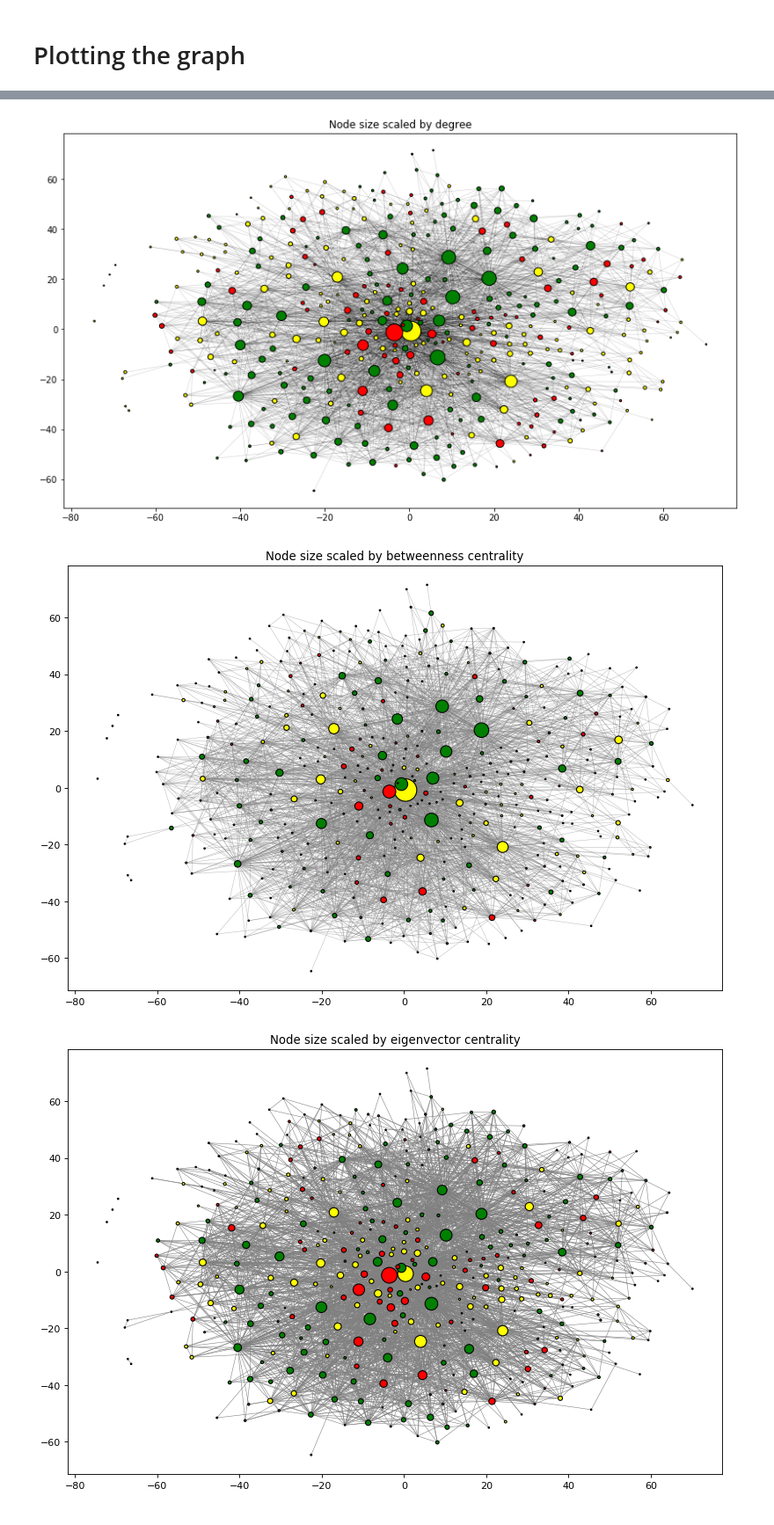
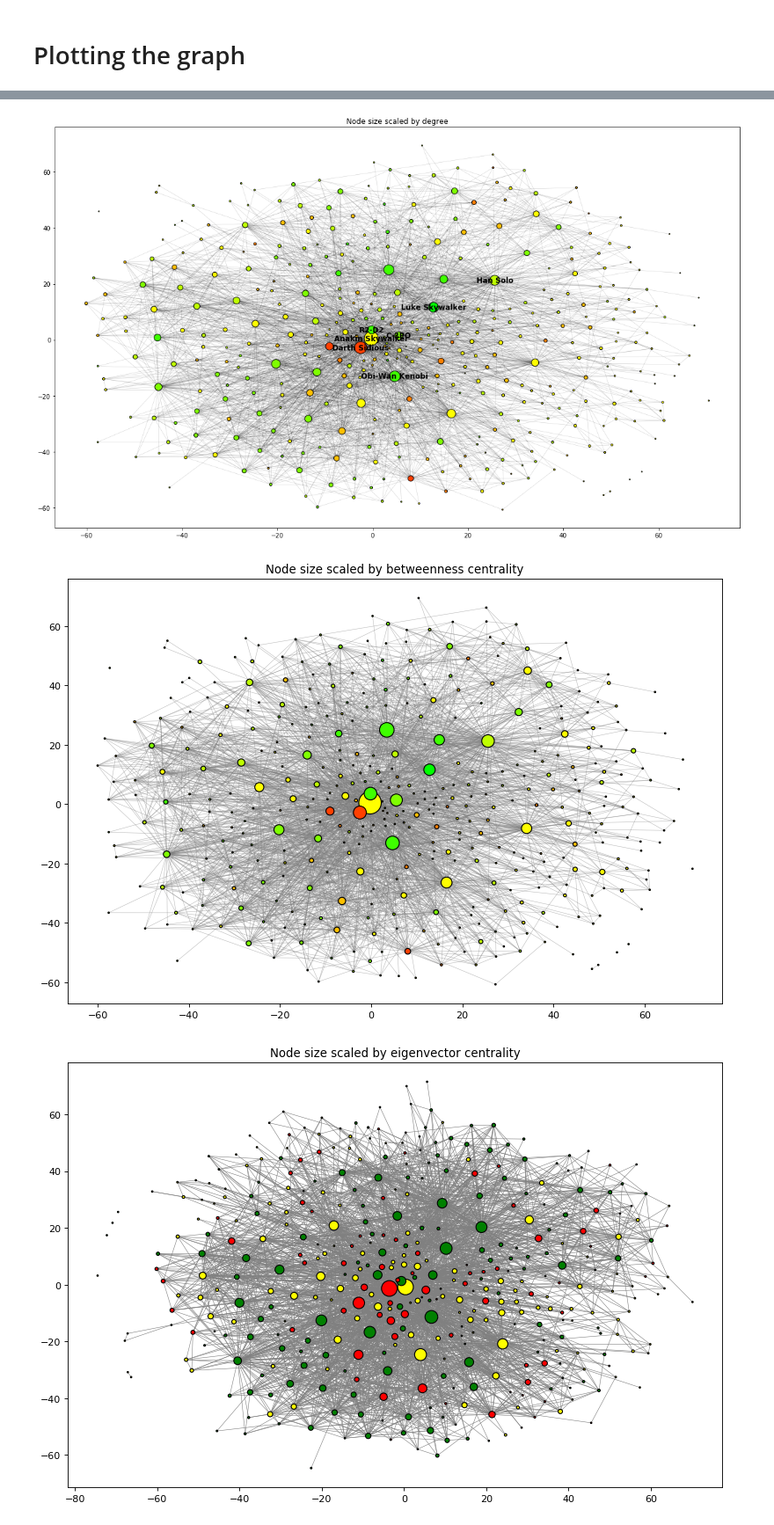
Before and after one commit to JacobPjetursson/Social_Graphs_Wookiepedia, a Jupyter notebook: Network.ipynb, the cells around one changed output, grey strips where cells are left out. Shown at 88% size. Cells and saved outputs as stored; diff of their text form; code cells hidden in the pictures.

Commit message:
Color scale and labels

```diff
--- a/Network.ipynb
+++ b/Network.ipynb
@@ -81,27 +81,51 @@ positions = forceatlas2.forceatlas2_networkx_layout(G_undir, pos=None, iteration
 ('AdjustSpeedAndApplyForces step', ' took ', '0.75', ' seconds')
 # %%
-plt.figure(figsize=(14,8))
+plt.figure(figsize=(20,12))
 plt.title("Node size scaled by degree")
 
 sizemap_degree = []
 colormap = []
 colors = ["red", "yellow", "green"]
+red = 255
+green = 0
+stepSize = 64
+colorScale = []
+while green < 255 :
+    green += stepSize
+    if green > 255 :
+        green = 255
+    colorScale.append(('#%02x%02x%02x' % (red, green, 0)))
+
+while(red > 0) :
+    red -= stepSize
+    if red < 0 :
+        red = 0
+    colorScale.append(('#%02x%02x%02x' % (red, green, 0)))
+
+
 for node in G_undir:
     sizemap_degree.append(G.degree(node, weight="weight") + 2)
-    idx = 1
-    if G.node[node]['goodness'] > 0:
-        idx = 2
-    elif G.node[node]['goodness'] < 0:
-        idx = 0
-    colormap.append(colors[idx])
+    idx = G.node[node]['goodness']+3
+    colormap.append(colorScale[idx])
+
 nodelist = [node for node in G_undir.nodes]
 edgelist = [edge for edge in G_undir.edges]
 nx.draw_networkx_nodes(G_undir, positions, with_labels=False, nodelist=nodelist, node_color=colormap, edgecolors="black", node_size=sizemap_degree)
 nx.draw_networkx_edges(G_undir, positions, alpha=0.2, edge_color="black", width=0.5, edgelist=edgelist)
 
+
+labelNodes = ["Anakin Skywalker", "Obi-Wan Kenobi", "R2-D2", "C-3PO", "Darth Sidious", "Luke Skywalker", "Han Solo"]
+labels = {}
+for node in nodelist :
+    if node in labelNodes :
+        labels[node] = node
+    else :
+        labels[node] = ""
+
+nx.draw_networkx_labels(G_undir,pos=positions, labels = labels, font_color = "black", font_weight = "bold")
 plt.show()
 # %% [output]
-[figure, old version]
+[figure, new version]
 # %%
 btw_cnt = nx.betweenness_centrality(G, weight="weight")
 
@@ -115,7 +139,7 @@ nx.draw_networkx_edges(G_undir, positions, edge_color="gray", alpha=0.5, width=0
 
 plt.show()
 # %% [output]
-[figure, old version]
+[figure, new version]
 # %%
 eig_cnt = nx.eigenvector_centrality(G, weight="weight")
 eig_cnt = list(map(lambda n: eig_cnt[n], nodelist))
```
Also changed, not shown: parts of 8 cells of this notebook.
